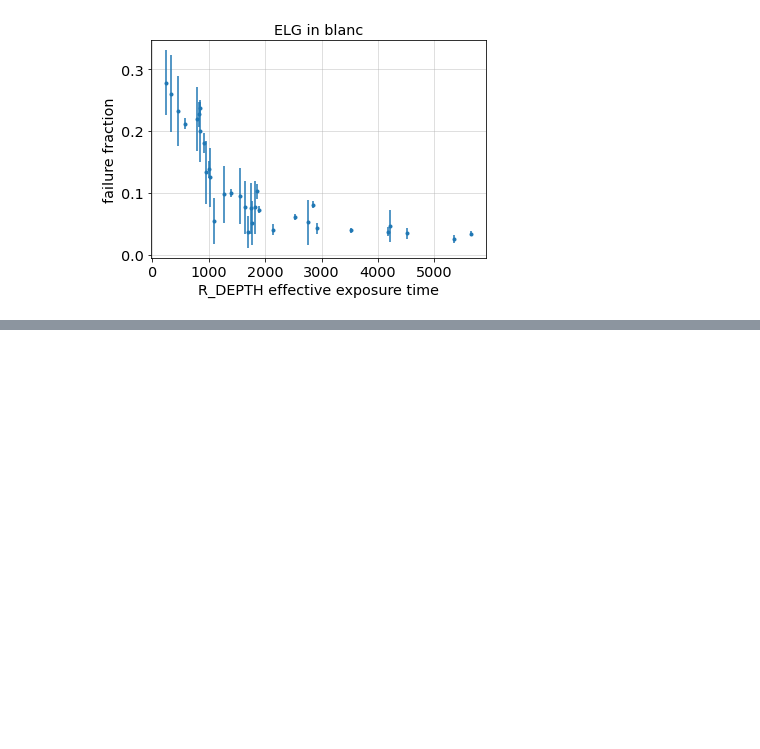
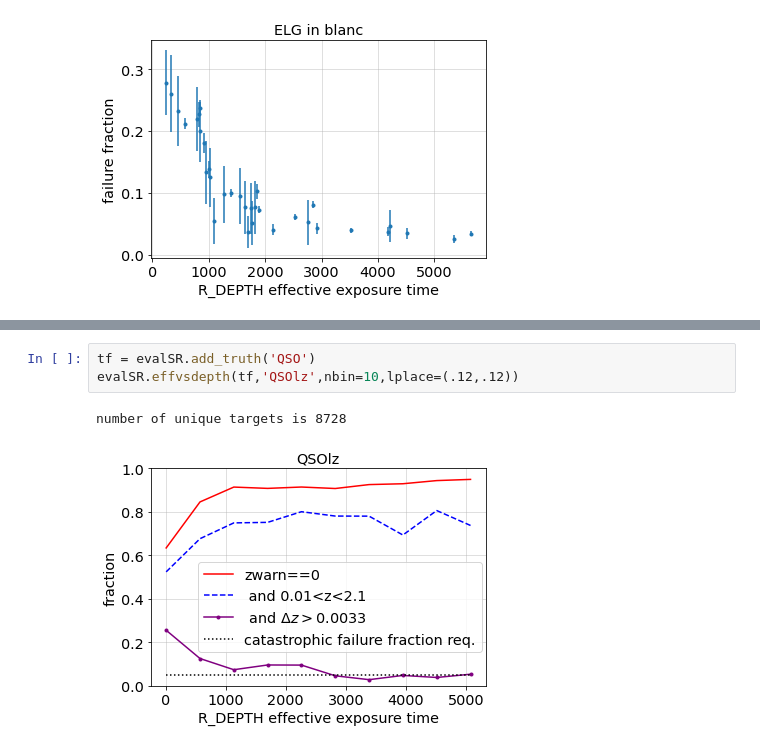
Before and after one commit to desihub/LSS, a Jupyter notebook: Sandbox/use_zcat.ipynb, the cells around one changed output, grey strips where cells are left out. Drawn from its saved outputs; the diff is of its cells as text; blank space fills up the shorter version.

```diff
--- a/Sandbox/use_zcat.ipynb
+++ b/Sandbox/use_zcat.ipynb
@@ -94,0 +118,6 @@ number, fraction of failures, fraction of failures with zwarn==0
+# %%
+tf = evalSR.add_truth('QSO')
+evalSR.effvsdepth(tf,'QSOlz',nbin=10,lplace=(.12,.12))
+# %% [output]
+number of unique targets is 8728
+[figure, added]
```
Also changed, not shown: parts of 12 cells of this notebook.
